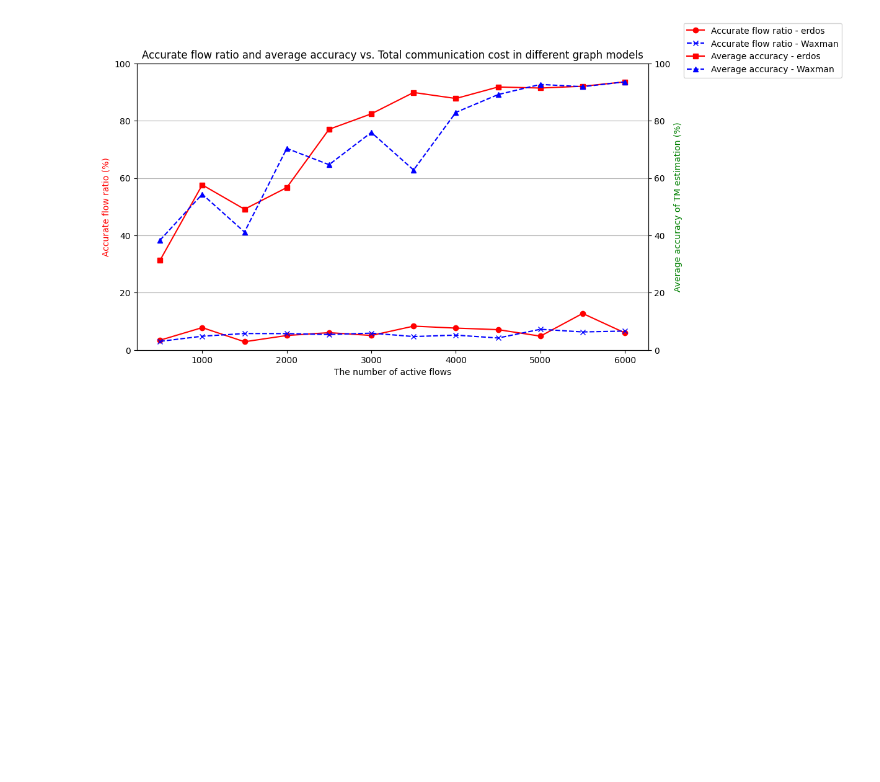
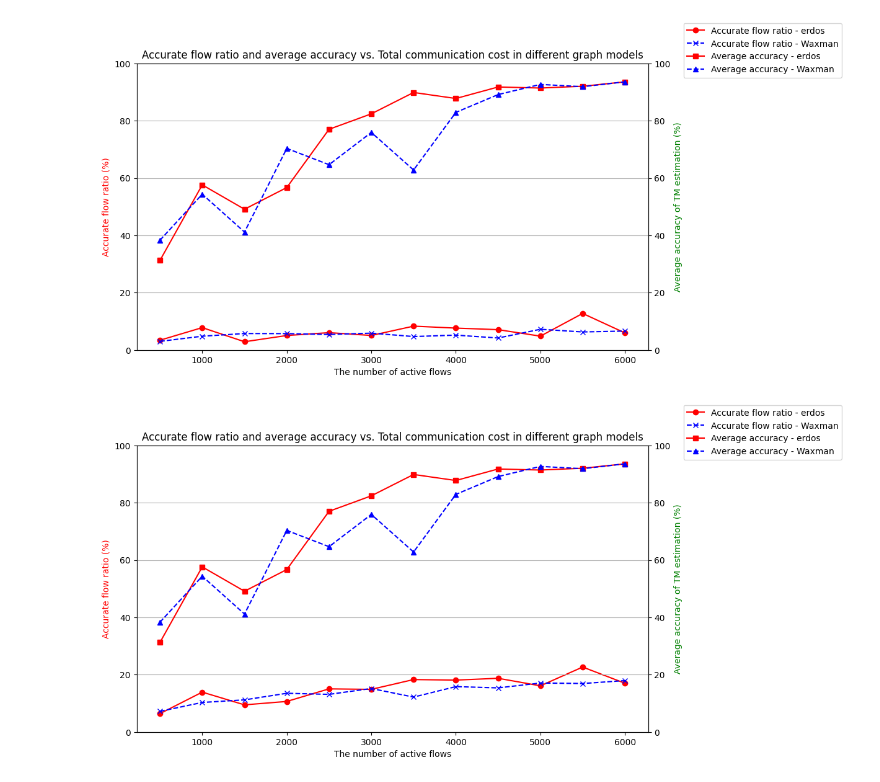
Before and after one commit to yalewoosoft/flowcover, a Jupyter notebook: figures.ipynb, the cells around one changed output. Saved outputs shown, nothing was run; the diff lists cells and outputs as text; code cells hidden in the pictures; blank space fills up the shorter version.

Commit message:
adjust error_rate

```diff
--- a/figures.ipynb
+++ b/figures.ipynb
@@ -96,3 +96,98 @@ plt.grid(True)
 plt.show()
 # %% [output]
 [figure]
+# %%
+import json
+import os
+import pandas as pd
+import matplotlib.pyplot as plt
+import time
+
+def calculate_accurate_flow_ratio_and_average_accuracy(flow_stats_file, trafgen_stats_file):
+    # Load the JSON data
+    with open(flow_stats_file, 'r') as f:
+        flow_stats = json.load(f)
+
+    with open(trafgen_stats_file, 'r') as f:
+        trafgen_stats = json.load(f)
+
+    # Initialize counters
+    accurate_flow_count = 0
+    total_flows = 0
+    accuracy_sum = 0
+
+    # Calculate accurate flow ratio and average accuracy
+    for flow_id, flow_stat in flow_stats.items():
+        if flow_id == "1000000000":
+            continue
+
+        total_flows += 1
+        if flow_id in trafgen_stats:
+            trafgen_stat = trafgen_stats[flow_id]
+            if trafgen_stat == 0:
+                continue
+            error_rate = abs(flow_stat - trafgen_stat) / trafgen_stat
+            accuracy = 1 - error_rate
+            if flow_stat == trafgen_stat or error_rate <0.01:
+                accurate_flow_count += 1
+
+
+            accuracy_sum += accuracy
+
+    accurate_flow_ratio = accurate_flow_count / total_flows if total_flows > 0 else 0
+    average_accuracy = accuracy_sum / total_flows if total_flows > 0 else 0
+
+    return accurate_flow_ratio, average_accuracy
+
+# Prepare data paths
+num_flows = [500, 1000, 1500, 2000, 2500, 3000, 3500, 4000, 4500, 5000, 5500, 6000]
+flow_stats_files = [f'stats/flow_stats_{num_flow}.json' for num_flow in num_flows]
+trafgen_stats_files = [f'stats/trafgen_stats_{num_flow}.json' for num_flow in num_flows]
+
+flow_stats_waxman_files = [f'stats/flow_stats_waxman_{num_flow}.json' for num_flow in num_flows]
+trafgen_stats_waxman_files = [f'stats/trafgen_stats_waxman_{num_flow}.json' for num_flow in num_flows]
+
+results = []
+
+# Collect metrics
+for num_flow, flow_file, trafgen_file in zip(num_flows, flow_stats_files, trafgen_stats_files):
+    accurate_flow_ratio, average_accuracy = calculate_accurate_flow_ratio_and_average_accuracy(flow_file, trafgen_file)
+    results.append([num_flow, accurate_flow_ratio, average_accuracy, 'erdos'])
+
+for num_flow, flow_file, trafgen_file in zip(num_flows, flow_stats_waxman_files, trafgen_stats_waxman_files):
+    accurate_flow_ratio, average_accuracy = calculate_accurate_flow_ratio_and_average_accuracy(flow_file, trafgen_file)
+    results.append([num_flow, accurate_flow_ratio, average_accuracy, 'Waxman'])
+
+# Dataframe and CSV
+results_df = pd.DataFrame(results, columns=['The number of active flows', 'Accurate Flow Ratio', 'Average Accuracy', 'Model'])
+timestamp = time.strftime("%Y%m%d-%H%M%S")
+
+# Plotting
+fig, ax1 = plt.subplots(figsize=(10, 6))
+
+ax2 = ax1.twinx()
+colors = {'erdos': 'r', 'Waxman': 'b'}
+markers = {'erdos': 'o', 'Waxman': 'x', 'erdos-acc': 's', 'Waxman-acc': '^'}  # Square and triangle markers
+line_styles = {'erdos': '-', 'Waxman': '--'}
+
+for model in results_df['Model'].unique():
+    subset = results_df[results_df['Model'] == model]
+    ax1.plot(subset['The number of active flows'], subset['Accurate Flow Ratio'] * 100, color=colors[model], marker=markers[model], linestyle=line_styles[model], label=f'Accurate flow ratio - {model}')
+    ax2.plot(subset['The number of active flows'], subset['Average Accuracy'] * 100, color=colors[model], marker=markers[model+'-acc'], linestyle=line_styles[model], label=f'Average accuracy - {model}')
+
+ax1.set_xlabel('The number of active flows')
+ax1.set_ylabel('Accurate flow ratio (%)', color='r')
+ax2.set_ylabel('Average accuracy of TM estimation (%)', color='g')
+
+plt.title('Accurate flow ratio and average accuracy vs. Total communication cost in different graph models')
+ax1.set_ylim(0, 100)
+ax2.set_ylim(0, 100)
+
+# Position legend outside of the plot area
+fig.legend(loc='upper left', bbox_to_anchor=(1, 1))
+plt.subplots_adjust(right=0.95)  # Adjust the right margin to make space for the legend
+
+plt.grid(True)
+plt.show()
+# %% [output]
+[figure, added]
```
Also changed, not shown: parts of 1 cell of this notebook, 4 other files.
